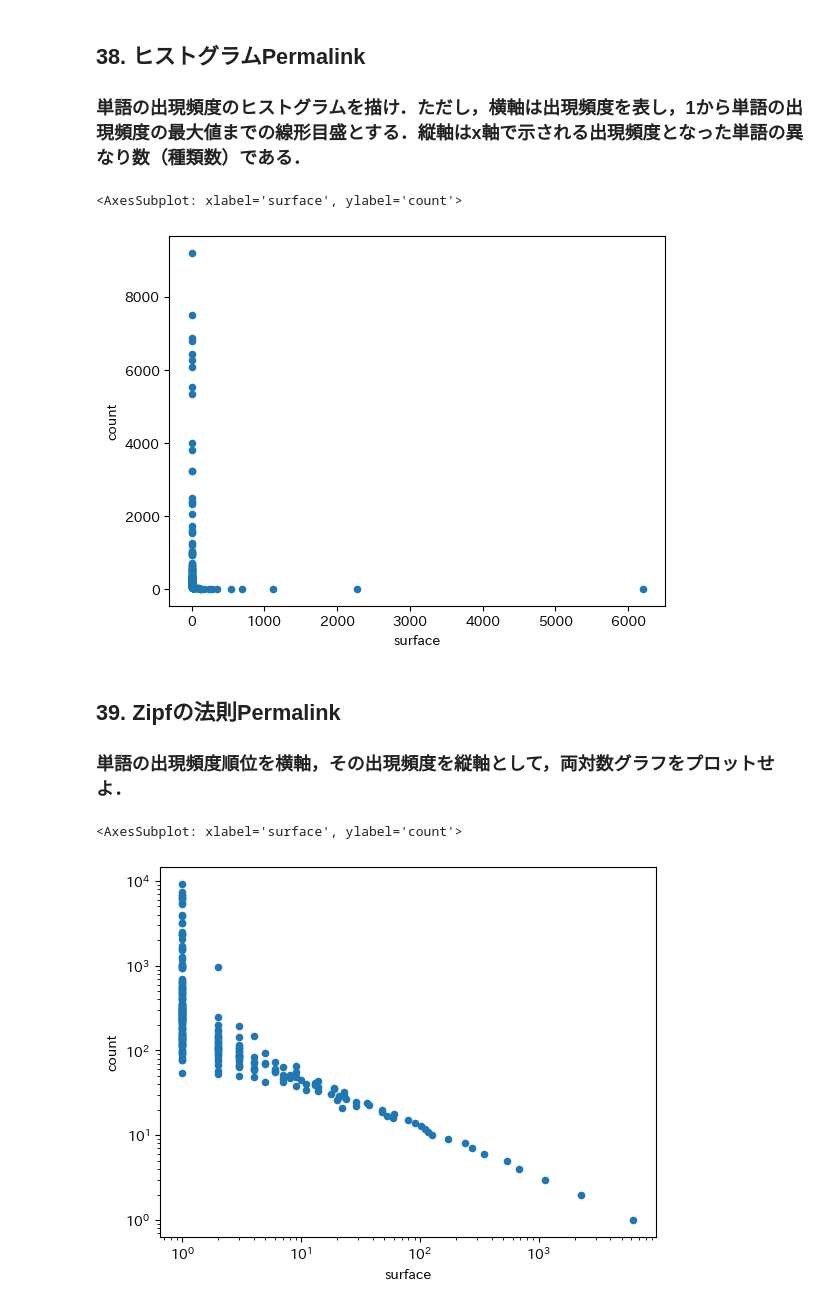
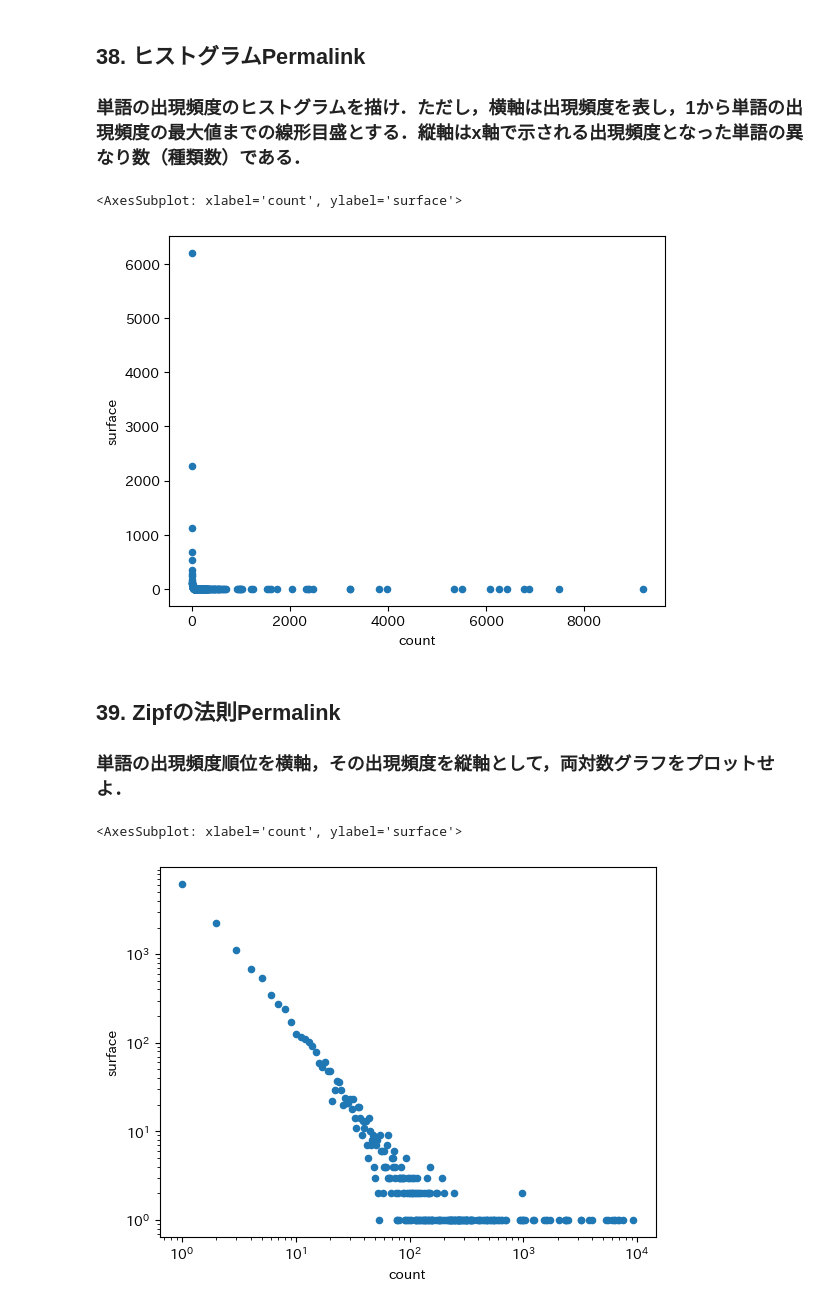
Before and after one commit to shousui27/nlp_100_knocks, a Jupyter notebook: session4.ipynb, the cells around one changed output. Saved outputs shown, nothing was run; the diff lists cells and outputs as text; code cells hidden in the pictures.

```diff
--- a/session4.ipynb
+++ b/session4.ipynb
@@ -189,15 +189,15 @@ result_df[result_df.pos.isin(["名詞"])].groupby("surface").base.count().rename
 ## 38. ヒストグラムPermalink
 ### 単語の出現頻度のヒストグラムを描け．ただし，横軸は出現頻度を表し，1から単語の出現頻度の最大値までの線形目盛とする．縦軸はx軸で示される出現頻度となった単語の異なり数（種類数）である．
 # %%
-data.groupby("surface").base.count().rename("count").reset_index().groupby("count").count().reset_index().plot.scatter(y="surface",y="count")
+data.groupby("surface").base.count().rename("count").reset_index().groupby("count").count().reset_index().plot.scatter(y="surface",x="count")
 # %% [output]
-<AxesSubplot: xlabel='surface', ylabel='count'>
+<AxesSubplot: xlabel='count', ylabel='surface'>
-[figure, old version]
+[figure, new version]
 # %% [markdown]
 ## 39. Zipfの法則Permalink
 ### 単語の出現頻度順位を横軸，その出現頻度を縦軸として，両対数グラフをプロットせよ．
 # %%
-data.groupby("surface").base.count().rename("count").reset_index().groupby("count").count().reset_index().plot.scatter(x="surface",y="count",logx=True,logy=True)
+data.groupby("surface").base.count().rename("count").reset_index().groupby("count").count().reset_index().plot.scatter(y="surface",x="count",logx=True,logy=True)
 # %% [output]
-<AxesSubplot: xlabel='surface', ylabel='count'>
+<AxesSubplot: xlabel='count', ylabel='surface'>
-[figure, old version]
+[figure, new version]
```
Also changed, not shown: 1 other file.
